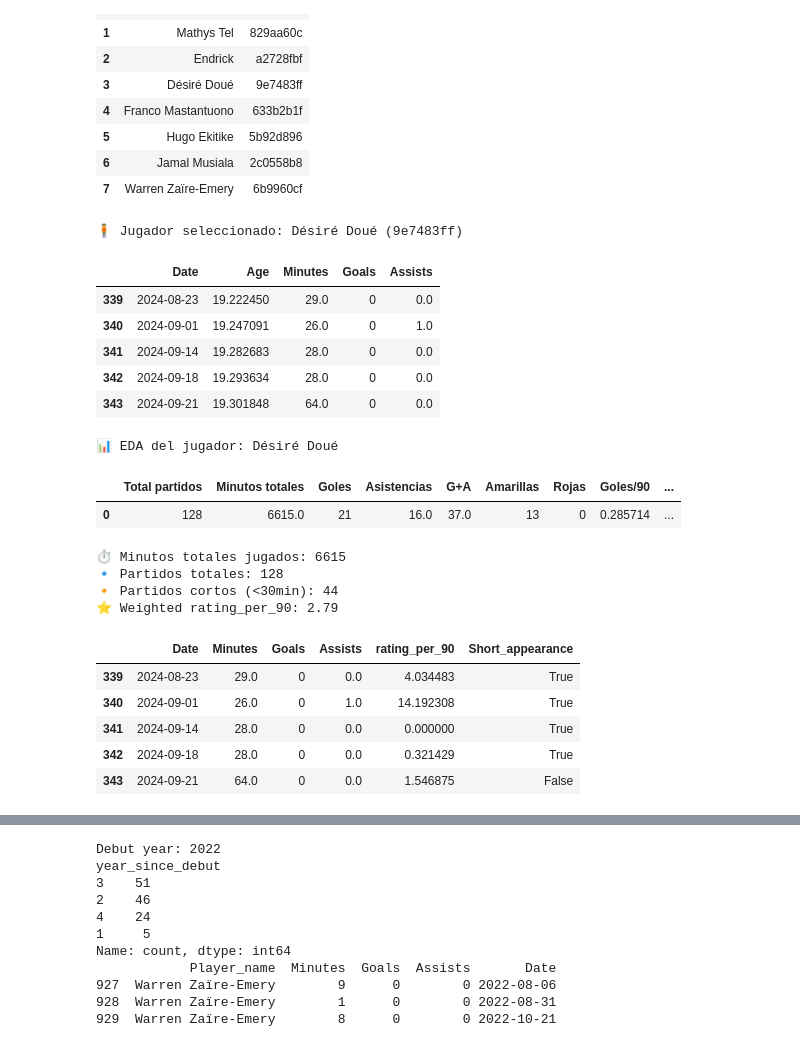
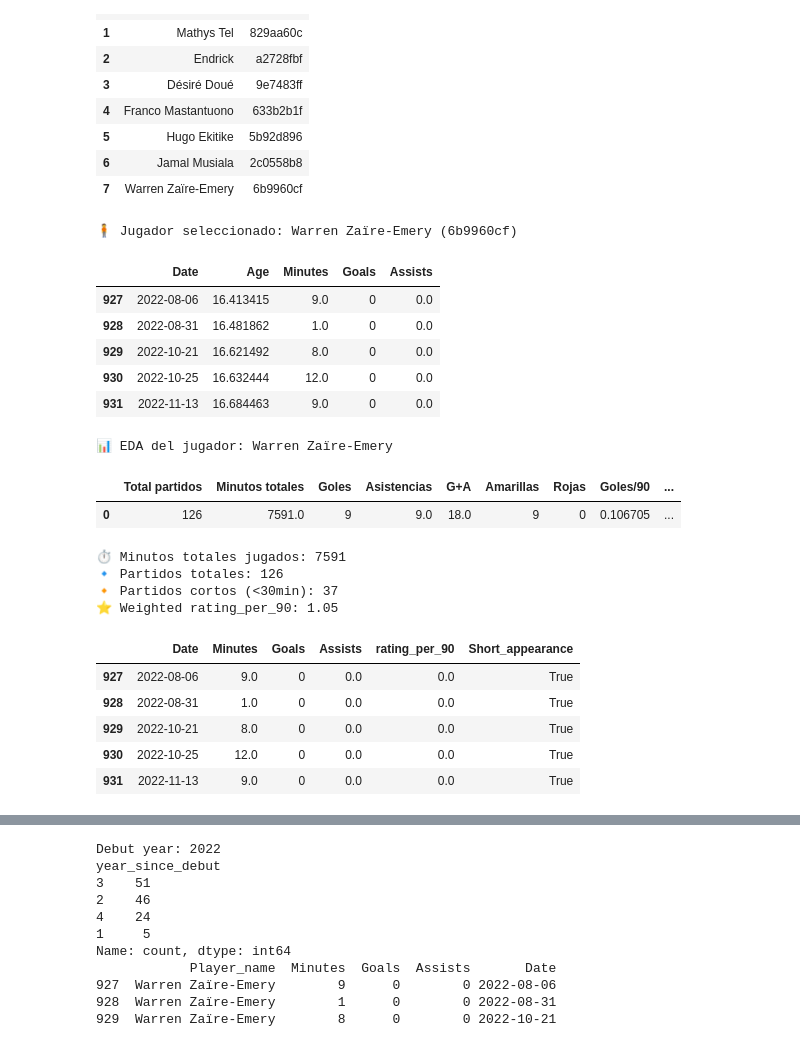
Before and after one commit to JuanmaCM7/Futpeak, a Jupyter notebook: notebooks/predict_young_players.ipynb, the cells around one changed output, grey strips where cells are left out. Cells and saved outputs as stored; diff of their text form; code cells hidden in the pictures.

```diff
--- a/notebooks/predict_young_players.ipynb
+++ b/notebooks/predict_young_players.ipynb
@@ -291,28 +291,28 @@ display(future_df[['Player_name', 'Player_ID']].drop_duplicates().reset_index(dr
 # %%
 # ----------------------------------------------
 # Selección de jugador por Player_ID
 # ----------------------------------------------
 
 # 👇 Sustituye este ID por el que quieras analizar
-player_id = "9e7483ff"
+player_id = "6b9960cf"
 
 # Extraer nombre solo para mostrar
 player_name = future_df.loc[future_df['Player_ID'] == player_id, 'Player_name'].iloc[0]
 
 # Filtrar dataset del jugador
 player_df = future_df[future_df['Player_ID'] == player_id].copy()
 
 # Verificación
 print(f"🧍 Jugador seleccionado: {player_name} ({player_id})")
 display(player_df[['Date', 'Age', 'Minutes', 'Goals', 'Assists']].head())
 # %% [output]
-🧍 Jugador seleccionado: Désiré Doué (9e7483ff)
+🧍 Jugador seleccionado: Warren Zaïre-Emery (6b9960cf)
 |  | Date | Age | Minutes | Goals | Assists |
-| 339 | 2024-08-23 | 19.222450 | 29.0 | 0 | 0.0 |
-| 340 | 2024-09-01 | 19.247091 | 26.0 | 0 | 1.0 |
-| 341 | 2024-09-14 | 19.282683 | 28.0 | 0 | 0.0 |
-| 342 | 2024-09-18 | 19.293634 | 28.0 | 0 | 0.0 |
-| 343 | 2024-09-21 | 19.301848 | 64.0 | 0 | 0.0 |
+| 927 | 2022-08-06 | 16.413415 | 9.0 | 0 | 0.0 |
+| 928 | 2022-08-31 | 16.481862 | 1.0 | 0 | 0.0 |
+| 929 | 2022-10-21 | 16.621492 | 8.0 | 0 | 0.0 |
+| 930 | 2022-10-25 | 16.632444 | 12.0 | 0 | 0.0 |
+| 931 | 2022-11-13 | 16.684463 | 9.0 | 0 | 0.0 |
 # %%
 # ----------------------------------------------
 # EDA básico del jugador seleccionado (sin rating)
@@ -350,9 +350,9 @@ eda_summary = pd.DataFrame({
 print(f"📊 EDA del jugador: {player_df['Player_name'].iloc[0]}")
 display(eda_summary)
 # %% [output]
-📊 EDA del jugador: Désiré Doué
+📊 EDA del jugador: Warren Zaïre-Emery
 |  | Total partidos | Minutos totales | Goles | Asistencias | G+A | Amarillas | Rojas | Goles/90 | ... |
-| 0 | 128 | 6615.0 | 21 | 16.0 | 37.0 | 13 | 0 | 0.285714 | ... |
+| 0 | 126 | 7591.0 | 9 | 9.0 | 18.0 | 9 | 0 | 0.106705 | ... |
 # %%
 # ----------------------------------------------
 # Paso 2: Calcular rating_per_90 (manteniendo partidos cortos)
@@ -393,16 +393,16 @@ print(f"⭐ Weighted rating_per_90: {weighted_rating:.2f}")
 # 7. Vista previa
 display(player_df[['Date', 'Minutes', 'Goals', 'Assists', 'rating_per_90', 'Short_appearance']].head())
 # %% [output]
-⏱️ Minutos totales jugados: 6615
-🔹 Partidos totales: 128
-🔸 Partidos cortos (<30min): 44
-⭐ Weighted rating_per_90: 2.79
+⏱️ Minutos totales jugados: 7591
+🔹 Partidos totales: 126
+🔸 Partidos cortos (<30min): 37
+⭐ Weighted rating_per_90: 1.05
 |  | Date | Minutes | Goals | Assists | rating_per_90 | Short_appearance |
-| 339 | 2024-08-23 | 29.0 | 0 | 0.0 | 4.034483 | True |
-| 340 | 2024-09-01 | 26.0 | 0 | 1.0 | 14.192308 | True |
-| 341 | 2024-09-14 | 28.0 | 0 | 0.0 | 0.000000 | True |
-| 342 | 2024-09-18 | 28.0 | 0 | 0.0 | 0.321429 | True |
-| 343 | 2024-09-21 | 64.0 | 0 | 0.0 | 1.546875 | False |
+| 927 | 2022-08-06 | 9.0 | 0 | 0.0 | 0.0 | True |
+| 928 | 2022-08-31 | 1.0 | 0 | 0.0 | 0.0 | True |
+| 929 | 2022-10-21 | 8.0 | 0 | 0.0 | 0.0 | True |
+| 930 | 2022-10-25 | 12.0 | 0 | 0.0 | 0.0 | True |
+| 931 | 2022-11-13 | 9.0 | 0 | 0.0 | 0.0 | True |
 # %%
 # ----------------------------------------------
 # Paso 3: Perfil anual del jugador desde su debut
```
Also changed, not shown: parts of 9 cells of this notebook, 6 other files.
